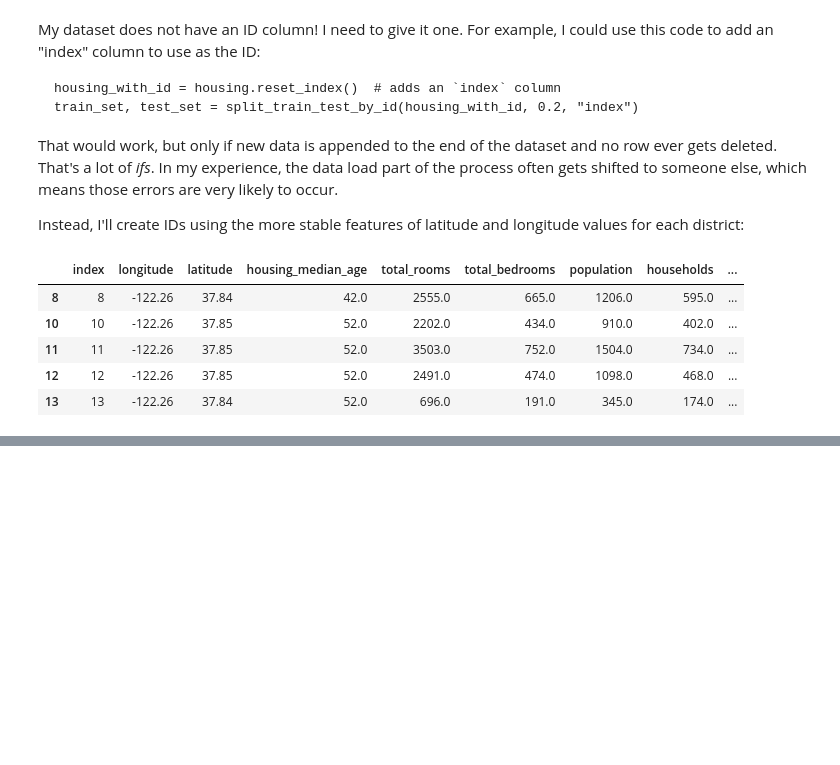
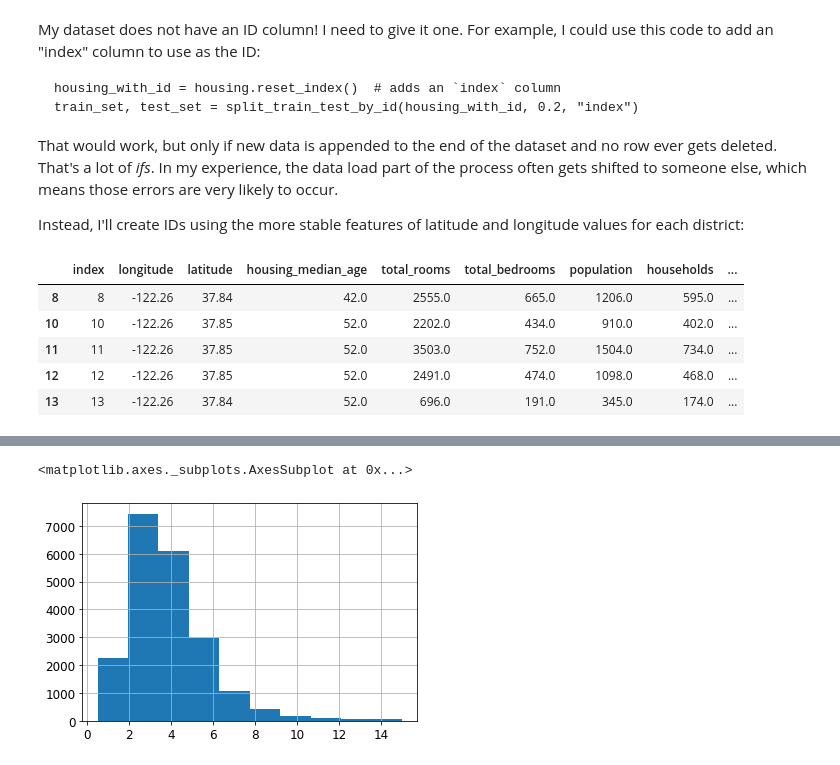
Before and after one commit to lmhrva/ml-housing-project, a Jupyter notebook: Ch_2_ML_HOUSING_Scratch_File.ipynb, the cells around one changed output, grey strips where cells are left out. Saved outputs shown, nothing was run; the diff lists cells and outputs as text; code cells hidden in the pictures; blank space fills up the shorter version.

```diff
--- a/Ch_2_ML_HOUSING_Scratch_File.ipynb
+++ b/Ch_2_ML_HOUSING_Scratch_File.ipynb
@@ -221,0 +289,5 @@ test_set.head()
+# %%
+housing["median_income"].hist()
+# %% [output]
+<matplotlib.axes._subplots.AxesSubplot at 0x...>
+[figure, added]
```
Also changed, not shown: parts of 24 cells of this notebook.
